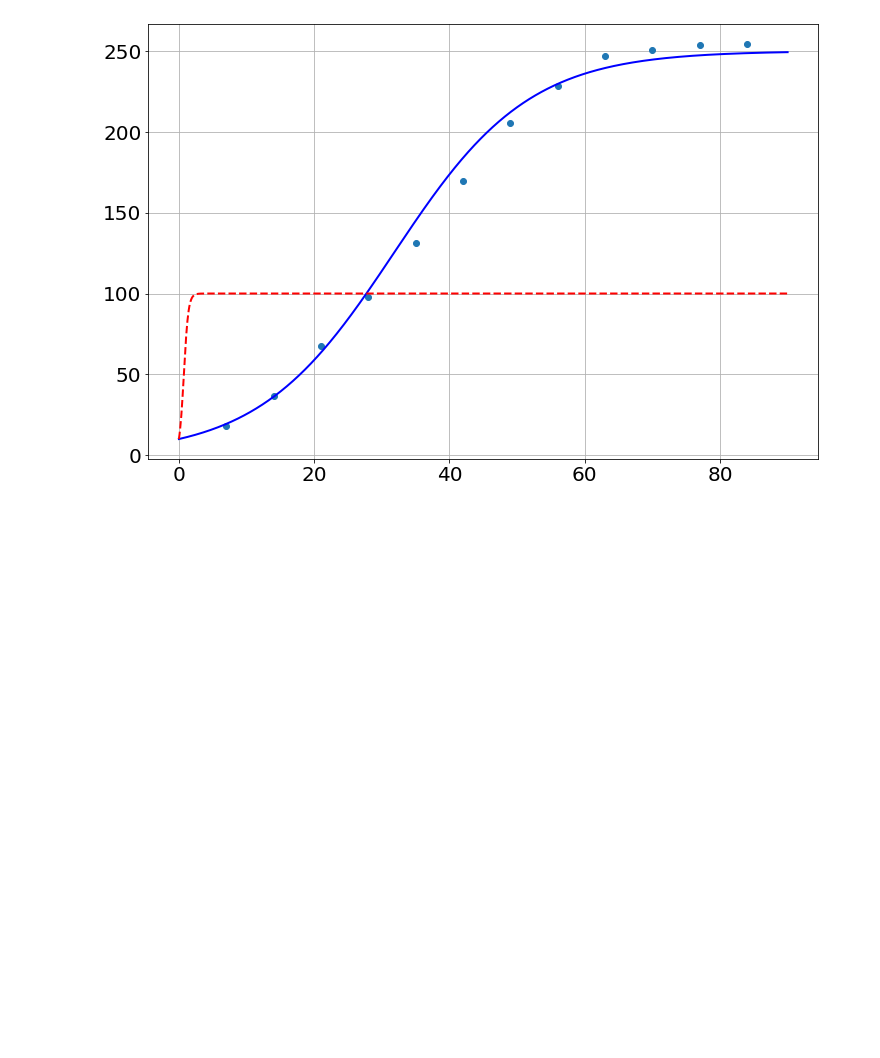
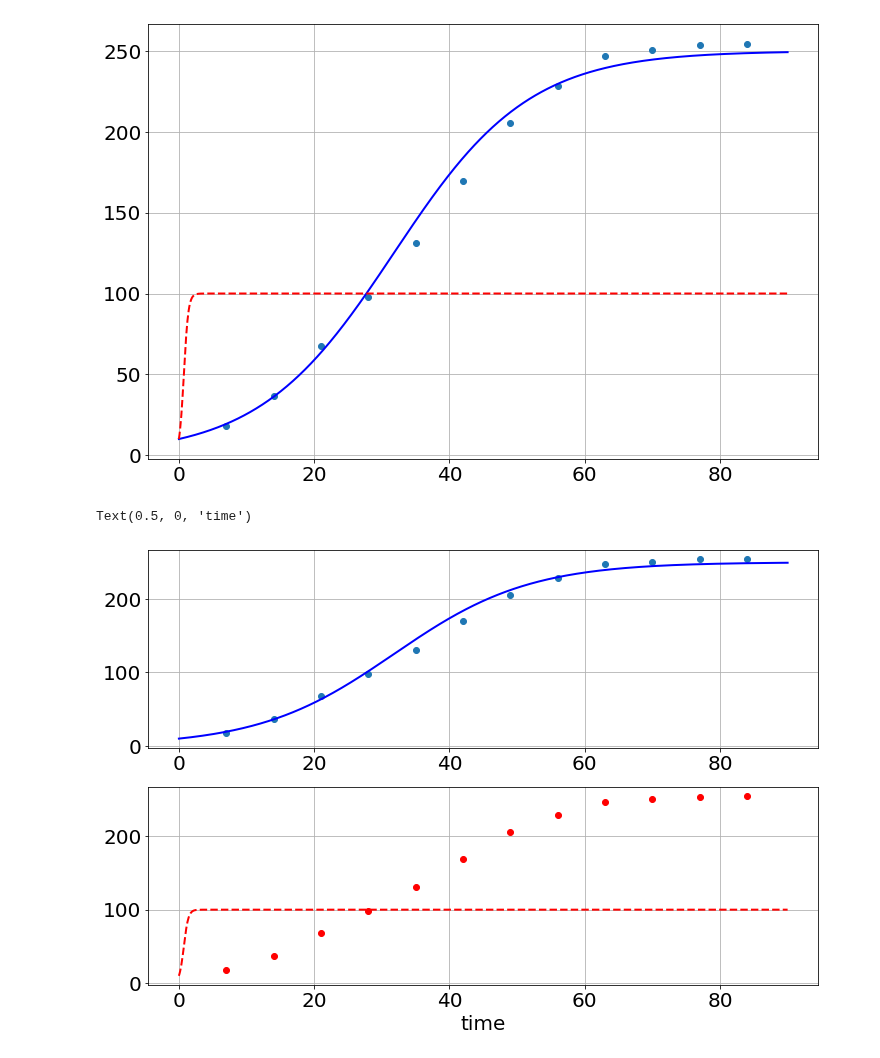
Before and after one commit to bblais/Computer-Programming-for-the-Sciences-Spring-2022, a Jupyter notebook: Sprint #3 - Parameter Fitting and Scientific Questions/2022-04-07 - Class.ipynb, the cells around one changed output. Saved outputs shown, nothing was run; the diff lists cells and outputs as text; code cells hidden in the pictures; blank space fills up the shorter version.

```diff
--- a/Sprint #3 - Parameter Fitting and Scientific Questions/2022-04-07 - Class.ipynb
+++ b/Sprint #3 - Parameter Fitting and Scientific Questions/2022-04-07 - Class.ipynb
@@ -60,3 +60,17 @@ plot(t2,y2,'r--')
 # %% [output]
 [<matplotlib.lines.Line2D at 0x...>]
 [figure]
+# %%
+figure(figsize=(12,8))
+subplot(2,1,1)
+plot(t_data,h_data,'o')
+plot(t1,y1,'b-')
+
+
+subplot(2,1,2)
+plot(t_data,h_data,'ro')
+plot(t2,y2,'r--')
+xlabel('time')
+# %% [output]
+Text(0.5, 0, 'time')
+[figure, added]
```
Also changed, not shown: parts of 2 cells of this notebook, 1 other file.
